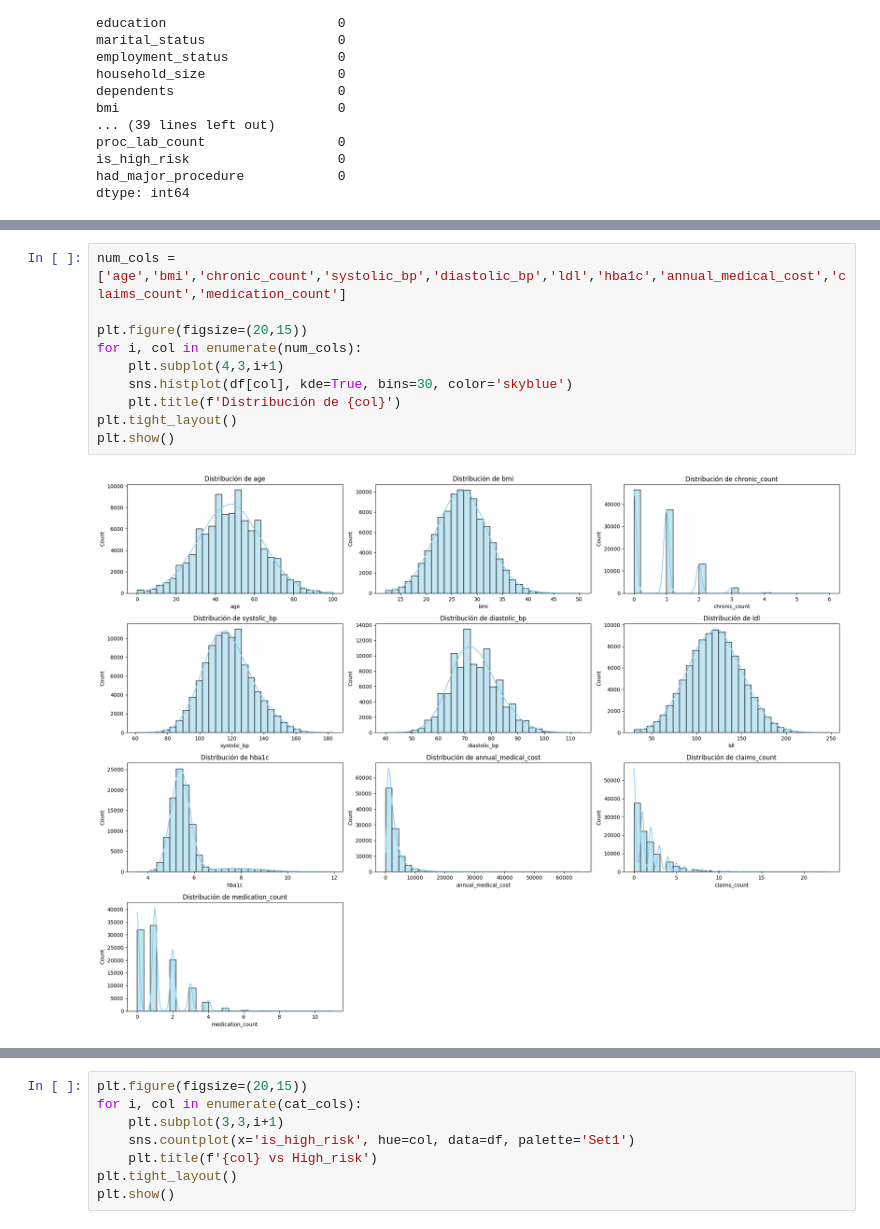
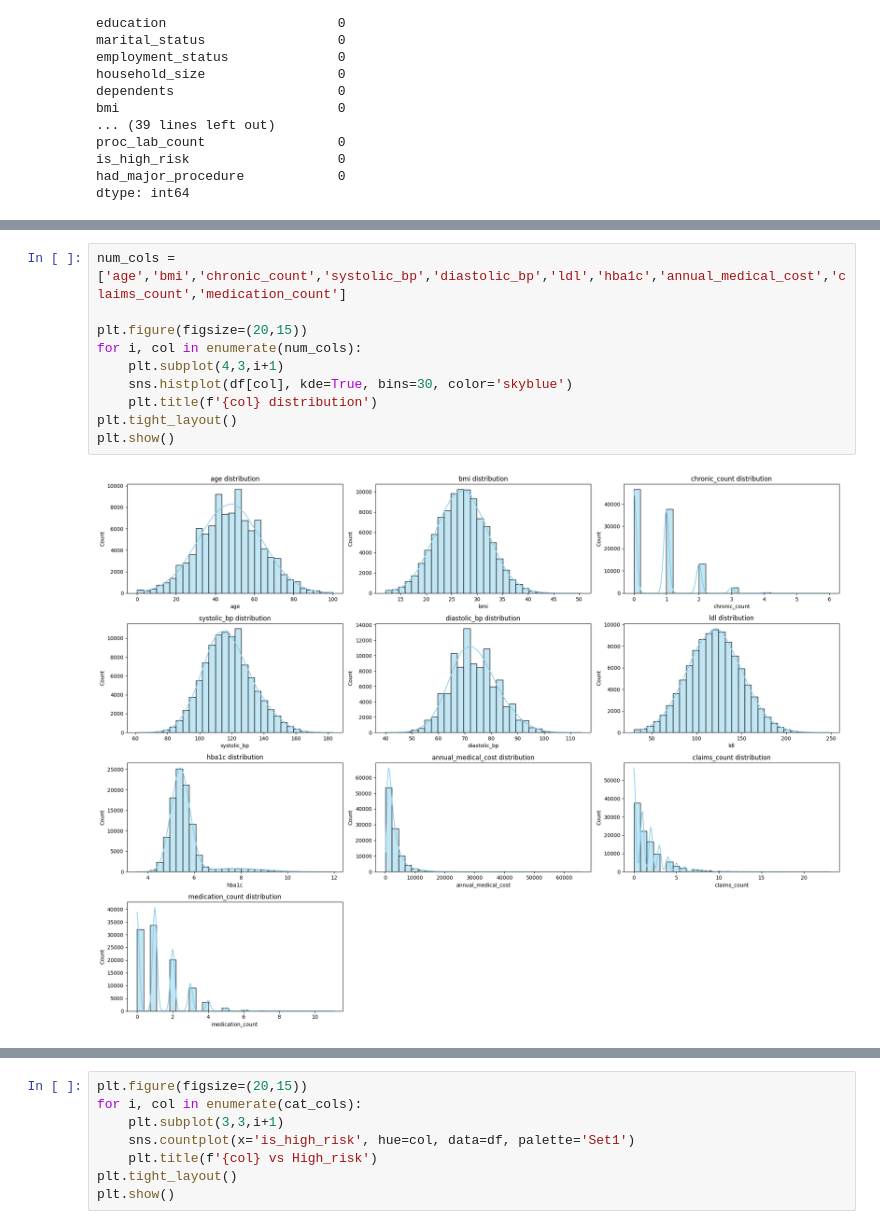
Before and after one commit to Sebasss-h/Medical-Insurance-Cost-Prediction-using-Machine-Learning, a Jupyter notebook: UE-D.ipynb, the cells around one changed output, grey strips where cells are left out. Drawn from its saved outputs; the diff is of its cells as text.

```diff
--- a/UE-D.ipynb
+++ b/UE-D.ipynb
@@ -171,15 +173,15 @@ msno.matrix(df)
 # %%
 num_cols = ['age','bmi','chronic_count','systolic_bp','diastolic_bp','ldl','hba1c','annual_medical_cost','claims_count','medication_count']
 
 plt.figure(figsize=(20,15))
 for i, col in enumerate(num_cols):
     plt.subplot(4,3,i+1)
     sns.histplot(df[col], kde=True, bins=30, color='skyblue')
-    plt.title(f'Distribución de {col}')
+    plt.title(f'{col} distribution')
 plt.tight_layout()
 plt.show()
 # %% [output]
-[figure, old version]
+[figure, new version]
 # %%
 cat_cols = ['sex','smoker','region','urban_rural','plan_type','network_tier','education','employment_status']
 
```
Also changed, not shown: parts of 10 cells of this notebook, 1 other file.
